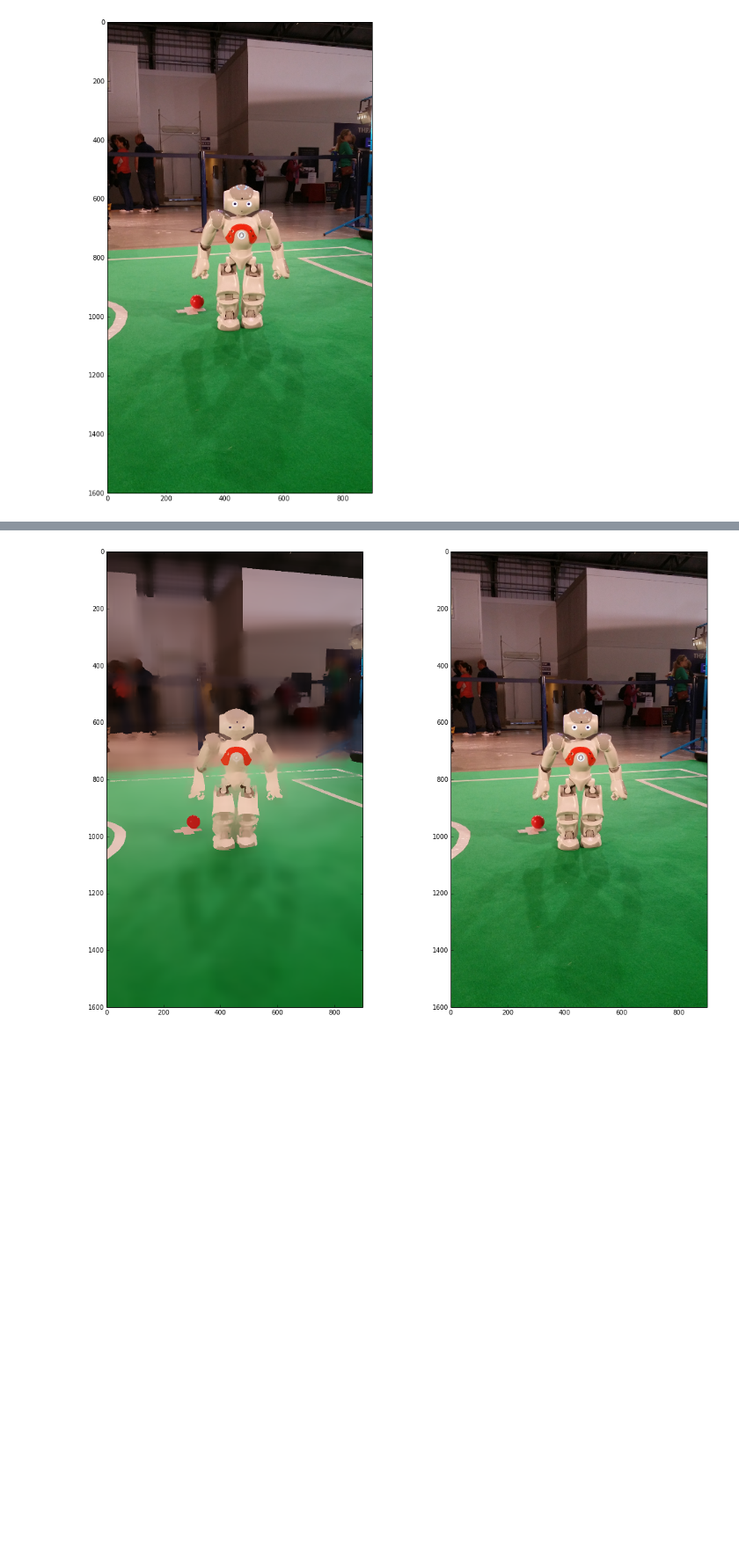
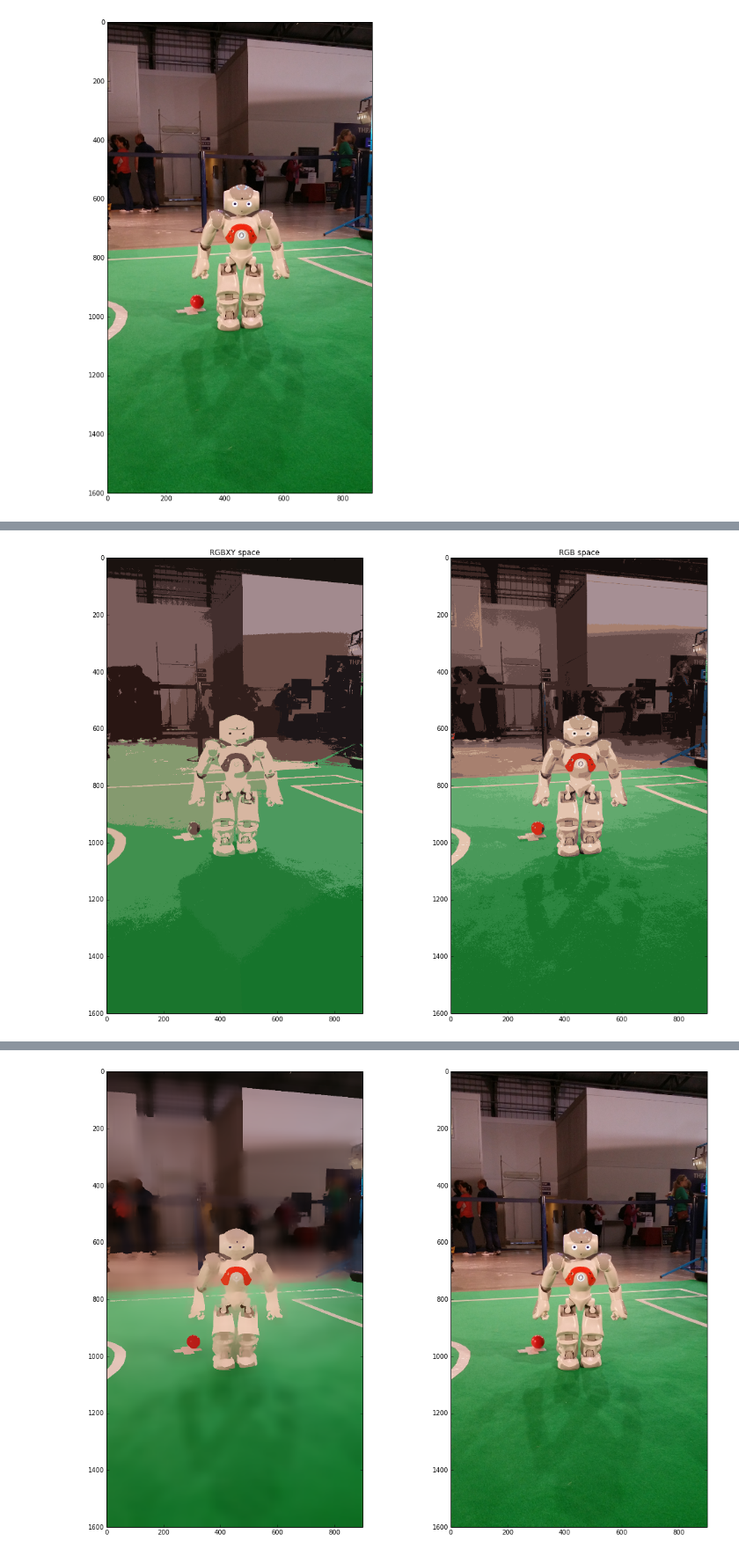
Before and after one commit to svepe/rss-demos, a Jupyter notebook: Image Segmentation.ipynb, the cells around one changed output, grey strips where cells are left out. Shown at 88% size. Saved outputs shown, nothing was run; the diff lists cells and outputs as text; code cells hidden in the pictures; blank space fills up the shorter version.

```diff
--- a/Image Segmentation.ipynb
+++ b/Image Segmentation.ipynb
@@ -72,0 +78,48 @@ display(seg_rgb_img)
+# %%
+# Create an array of 2D points corresponding to the xy position of each pixel in the image
+xy_pts = np.indices(img.shape[:2]).reshape(2, -1).transpose()
+
+# Since colour and position have different units we should weigh them appropriately
+# such that both are equally important during clustering. The value of 0.2 is
+# empirically determined, but you should try other values e.g. 0.1, 0.5, 1.0
+# If the data is first normalised this step will not be necessary.
+xy_weight = 0.2
+# Stack the 3D RGB points and the 2D xy points into 5D points
+rgbxy_pts = np.float32(np.hstack((rgb_pts, xy_weight * xy_pts)))
+
+# Set the number of clusters
+K = 16
+# Create the criteria when the K-means iterations should be terminated.
+# The iteration will stop if the error is less then EPS = 1.0 or the
+# maximum number of iteration MAX_ITER = 20 is achieved
+criteria = (cv2.TERM_CRITERIA_EPS + cv2.TERM_CRITERIA_MAX_ITER, 10, 1.0)
+
+# Run K-means. The return values are:
+# ret     - the final value of the minimised sum of distances
+# labels  - the cluster which each point belons to
+# centers - the centers of the K clusters
+ret,labels,centers=cv2.kmeans(rgbxy_pts,  # Input points
+                              K,          # Number of clusters
+                              None,       # Initial estimate of the label of each point
+                              criteria,   # Termination criteria
+                              10,         # Return the best result after that many attempts
+                              cv2.KMEANS_RANDOM_CENTERS)  # Initialise the clusters randomly
+
+# Convert the centers from float32 to uint8 and take only the RGB coordinates
+centers = np.uint8(centers[:, :3])
+
+# Set the coordinates of each point to the center of the cluster it belongs to
+seg_rgbxy_pts = centers[labels.flatten()]
+
+# Make the RGB points array into an image again
+seg_rgbxy_img = seg_rgbxy_pts.reshape((img.shape))
+
+# Show the RGBXY and the RGB segmented image
+plt.subplot(1, 2, 1)
+plt.title("RGBXY space")
+display(seg_rgbxy_img)
+plt.subplot(1, 2, 2)
+plt.title("RGB space")
+display(seg_rgb_img)
+# %% [output]
+[figure, added]
```
Also changed, not shown: parts of 15 cells of this notebook.
